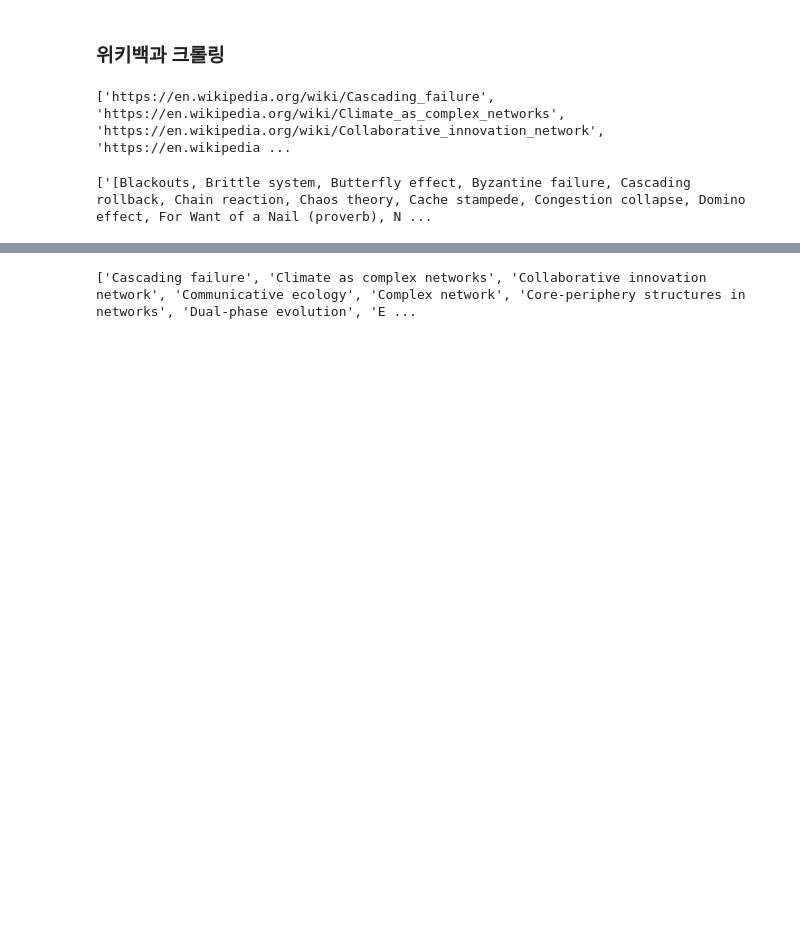
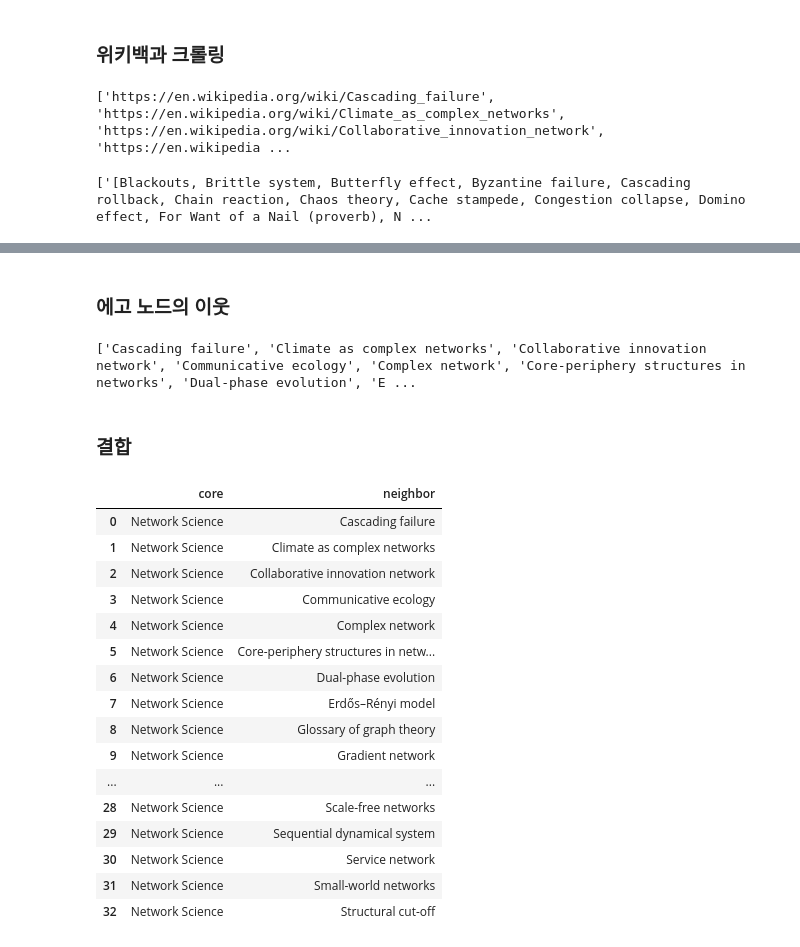
Before and after one commit to hr1588/network, a Jupyter notebook: crwal.ipynb, the cells around one changed output, grey strips where cells are left out. Cells and saved outputs as stored; diff of their text form; code cells hidden in the pictures; blank space fills up the shorter version.

```diff
--- a/crwal.ipynb
+++ b/crwal.ipynb
@@ -71,3 +85,5 @@ mw_parser_output[2]
+# %% [markdown]
+### 에고 노드의 이웃
 # %%
 from urllib.request import urlopen
 from bs4 import BeautifulSoup
@@ -86,3 +101,5 @@ for c in range(0,len(li_code)-1):
 print(ulli_total)
 # %% [output]
 ['Cascading failure', 'Climate as complex networks', 'Collaborative innovation network', 'Communicative ecology', 'Complex network', 'Core-periphery structures in networks', 'Dual-phase evolution', 'E ...
+# %% [markdown]
+### 결합
@@ -88,0 +109,23 @@ print(ulli_total)
+# %%
+df = pd.DataFrame(ulli_total, columns = ['neighbor'])
+df.insert(0,'core',np.nan)
+df = df.fillna('Network Science')
+df
+# %% [output]
+|  | core | neighbor |
+| 0 | Network Science | Cascading failure |
+| 1 | Network Science | Climate as complex networks |
+| 2 | Network Science | Collaborative innovation network |
+| 3 | Network Science | Communicative ecology |
+| 4 | Network Science | Complex network |
+| 5 | Network Science | Core-periphery structures in netw... |
+| 6 | Network Science | Dual-phase evolution |
+| 7 | Network Science | Erdős–Rényi model |
+| 8 | Network Science | Glossary of graph theory |
+| 9 | Network Science | Gradient network |
+| ... | ... | ... |
+| 28 | Network Science | Scale-free networks |
+| 29 | Network Science | Sequential dynamical system |
+| 30 | Network Science | Service network |
+| 31 | Network Science | Small-world networks |
+| 32 | Network Science | Structural cut-off |
```
Also changed, not shown: parts of 5 cells of this notebook.
